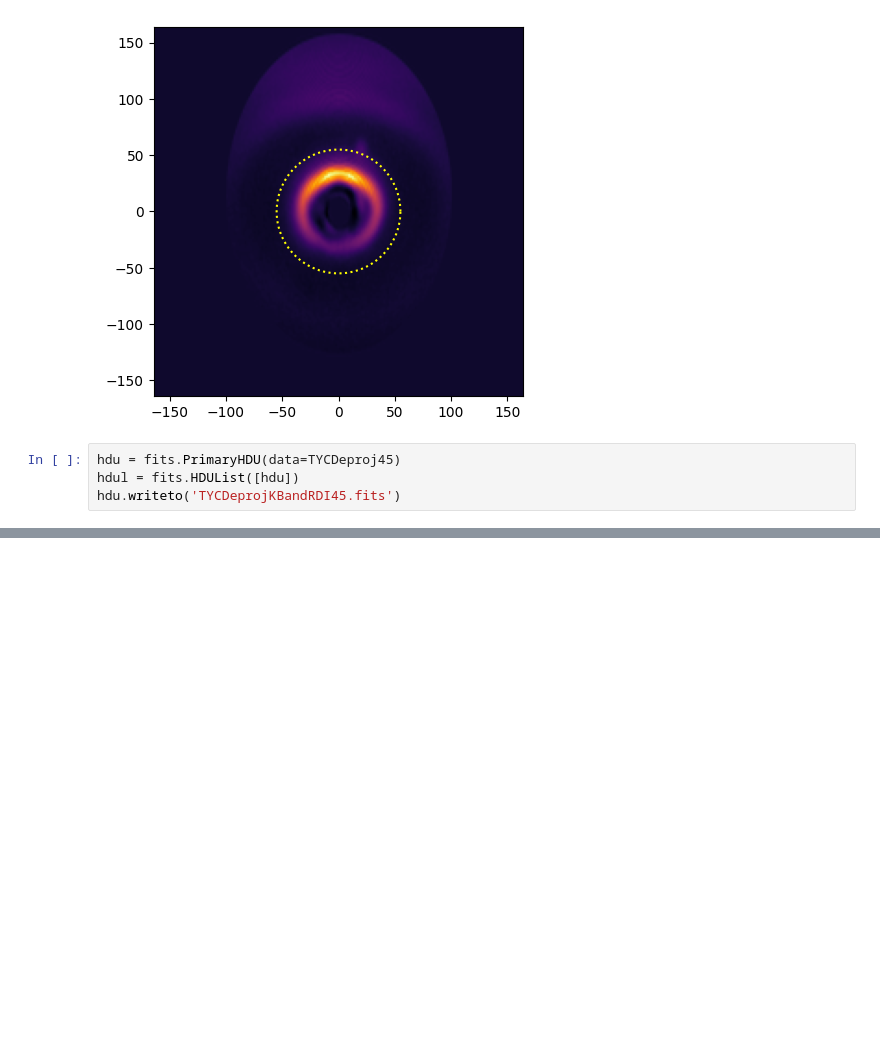
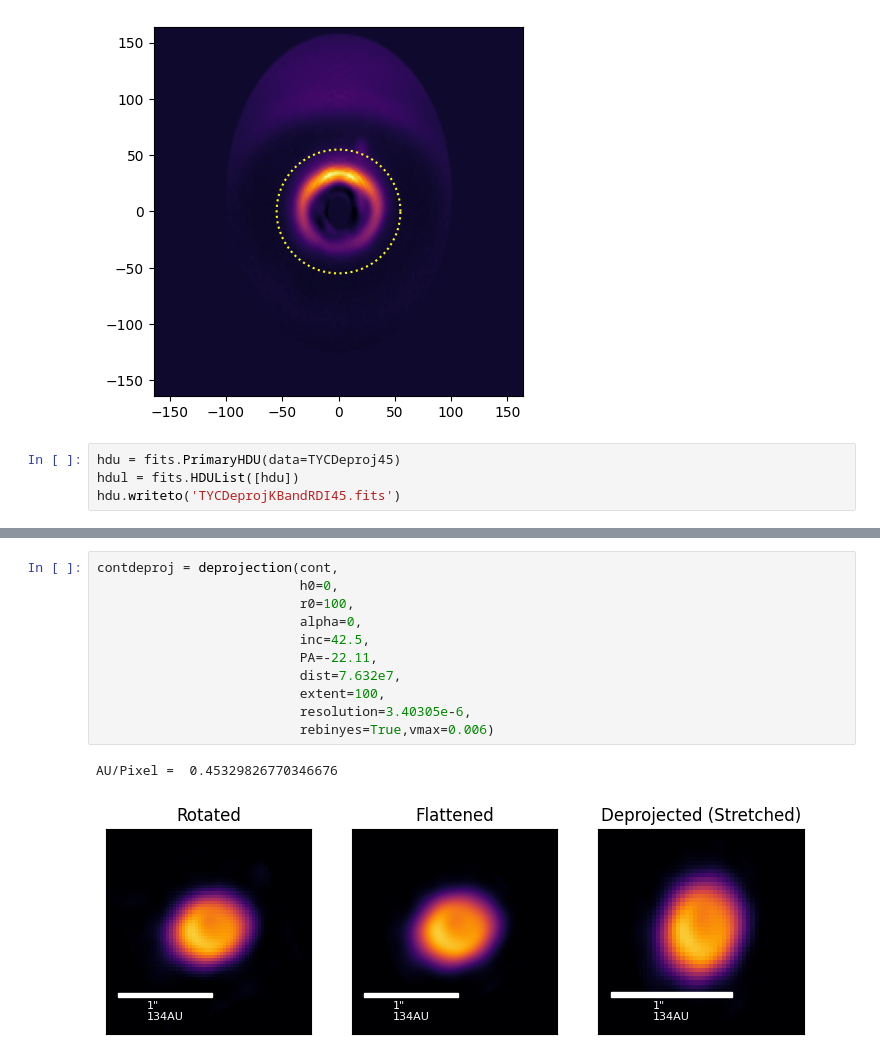
Before and after one commit to danmcl77/masters, a Jupyter notebook: Reclamation - Deprojection.ipynb, the cells around one changed output, grey strips where cells are left out. Cells and saved outputs as stored; diff of their text form; blank space fills up the shorter version.

```diff
--- a/Reclamation - Deprojection.ipynb
+++ b/Reclamation - Deprojection.ipynb
@@ -363,0 +416,14 @@ hdu.writeto('TYCDeprojKBandRDI45.fits')
+# %%
+contdeproj = deprojection(cont,
+                          h0=0,
+                          r0=100,
+                          alpha=0,
+                          inc=42.5,
+                          PA=-22.11,
+                          dist=7.632e7,
+                          extent=100,
+                          resolution=3.40305e-6,
+                          rebinyes=True,vmax=0.006)
+# %% [output]
+AU/Pixel =  0.45329826770346676
+[figure, added]
```
Also changed, not shown: parts of 5 cells of this notebook.
